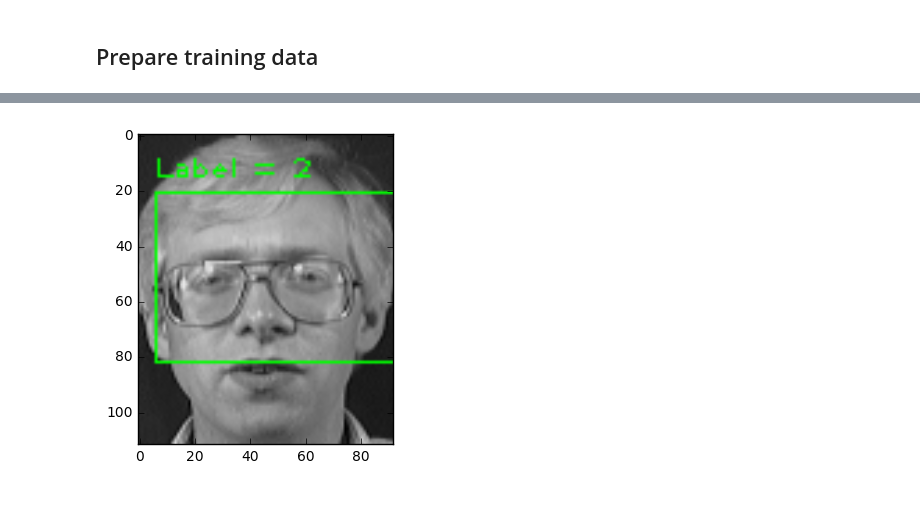
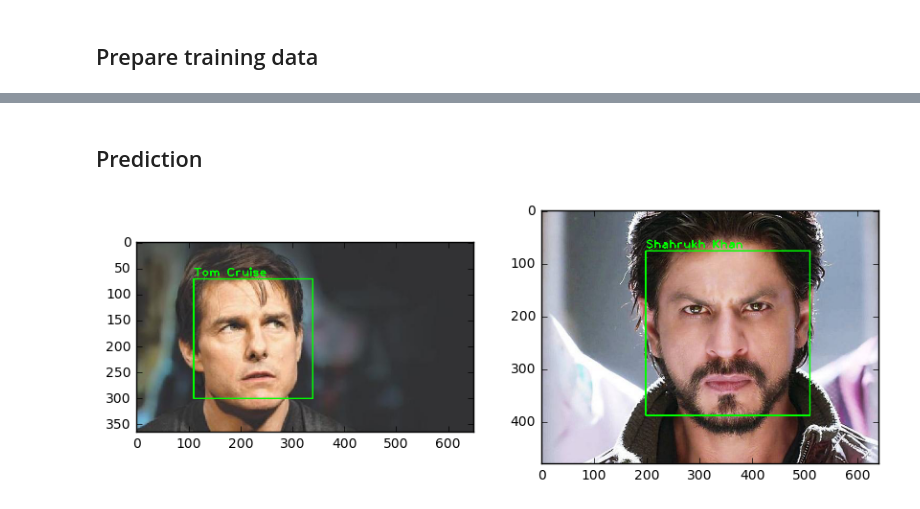
Before and after one commit to informramiz/opencv-face-recognition-python, a Jupyter notebook: OpenCV-Face-Recognition-Python.ipynb, the cells around one changed output, grey strips where cells are left out. Cells and saved outputs as stored; diff of their text form; code cells hidden in the pictures.

Commit message:
refactor: Update prediction to show prediction label on image

```diff
--- a/OpenCV-Face-Recognition-Python.ipynb
+++ b/OpenCV-Face-Recognition-Python.ipynb
@@ -12,6 +12,9 @@ import numpy as np
 #matplotlib for display our images
 import matplotlib.pyplot as plt
 %matplotlib inline
+# %%
+#there is no label 0 in our training data so subject name for index/label 0 is empty
+subjects = ["", "Tom Cruise", "Shahrukh Khan"]
 # %% [markdown]
 ## Prepare training data
 # %%
@@ -29,7 +32,7 @@ def detect_face(img):
     #gray = np.array(gray, "uint8")
     #let's detect multiscale (some images may be closer to camera than others) images
     #result is a list of faces
-    faces = face_cascade.detectMultiScale(gray);
+    faces = face_cascade.detectMultiScale(gray, scaleFactor=1.2, minNeighbors=5);
 
     #if no faces are detected then return original img
     if (len(faces) == 0):
@@ -78,15 +81,20 @@ def prepare_training_data(data_folder_path):
         #go through each image name, read image,
         #detect face and add face to list of faces
         for image_name in subject_images_names:
+
+            #ignore system files like .DS_Store
+            if image_name.startswith("."):
+                continue;
+
             #build image path
             #sample image path = training-data/s1/1.pgm
             image_path = subject_dir_path + "/" + image_name
-
+            print("reading image: ", image_path)
             #read image
             image = cv2.imread(image_path)
 
             #display an image window to show the image
-            cv2.imshow("Adding training image...", image)
+            cv2.imshow("Training on image...", image)
             cv2.waitKey(100)
 
             #detect face
@@ -123,30 +144,51 @@ face_recognizer = cv2.face.createLBPHFaceRecognizer()
 # %%
 #train our face recognizer of our training faces
 face_recognizer.train(faces, np.array(labels))
+# %% [markdown]
+## Prediction
 # %%
 def draw_rectangle(img, rect):
     (x, y, w, h) = rect
-    cv2.rectangle(img, (x, y), (y+h, x+w), (0, 255, 0), 1)
+    cv2.rectangle(img, (x, y), (x+w, y+h), (0, 255, 0), 2)
 
 def draw_text(img, text, x, y):
-    cv2.putText(img, text, (x, y), cv2.FONT_HERSHEY_PLAIN, 0.7, (0, 255, 0), 1)
+    cv2.putText(img, text, (x, y), cv2.FONT_HERSHEY_PLAIN, 1.5, (0, 255, 0), 2)
 # %%
-img = cv2.imread("training-data/s2/10.pgm")
-face, rect = detect_face(img)
+def predict(test_img):
+    img = test_img.copy()
+    face, rect = detect_face(img)
 
-# face_recognizer.setThreshold(10)
-label= face_recognizer.predict(face)
-label_text = "Label = " + str(label)
+    # face_recognizer.setThreshold(10)
+    label= face_recognizer.predict(face)
+    label_text = subjects[label]
 
-draw_rectangle(img, rect)
+    draw_rectangle(img, rect)
+    draw_text(img, label_text, rect[0], rect[1]-5)
 
-draw_text(img, label_text, rect[0], rect[1]-5)
-
-plt.imshow(img)
-cv2.imshow("Predicted face", img)
-cv2.waitKey(0)
-cv2.destroyAllWindows()
-cv2.waitKey(1)
-cv2.destroyAllWindows()
+    return img
-# %% [output]
-[figure, removed]
+# %%
+test_img1 = cv2.imread("test-data/test1.jpg")
+test_img2 = cv2.imread("test-data/test2.jpg")
+
+# test_img2 = cv2.imread("training-data/s2/1.jpg")
+# img = cv2.imread("training-data/s1/1.pgm")
+
+predicted_img1 = predict(test_img1)
+predicted_img2 = predict(test_img2)
+
+#create a figure of 2 plots (one for Haar and one for LBP)
+f, (ax1, ax2) = plt.subplots(1, 2, figsize=(10, 5))
+
+ax1.imshow(cv2.cvtColor(predicted_img1, cv2.COLOR_BGR2RGB))
+
+#show LBP image
+ax2.imshow(cv2.cvtColor(predicted_img2, cv2.COLOR_BGR2RGB))
+
+cv2.imshow("Tom cruise test", predicted_img1)
+cv2.imshow("Shahrukh Khan test", predicted_img2)
+cv2.waitKey(0)
+cv2.destroyAllWindows()
+cv2.waitKey(1)
+cv2.destroyAllWindows()
+# %% [output]
+[figure, added]
```
Also changed, not shown: parts of 1 cell of this notebook.
